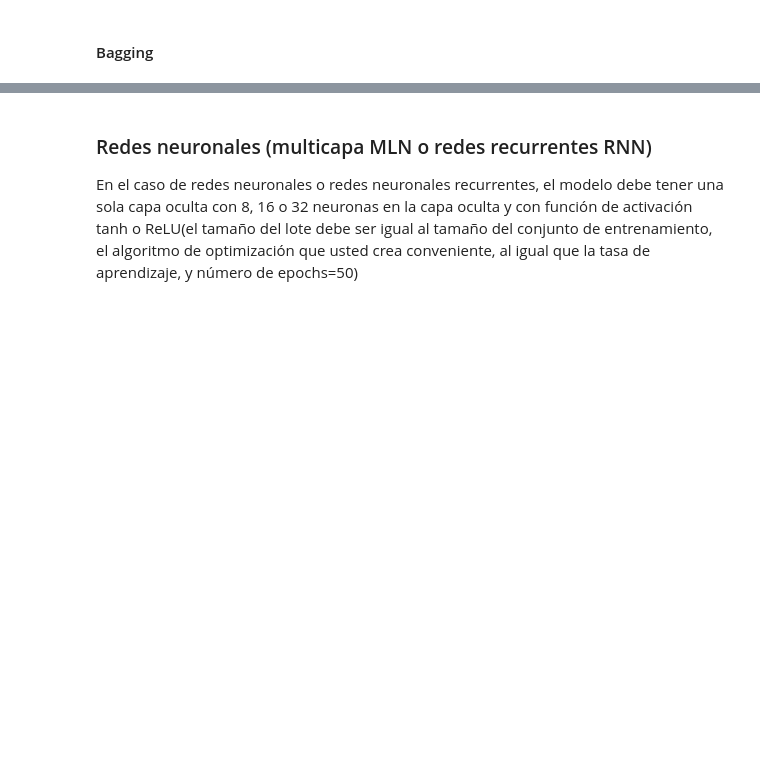
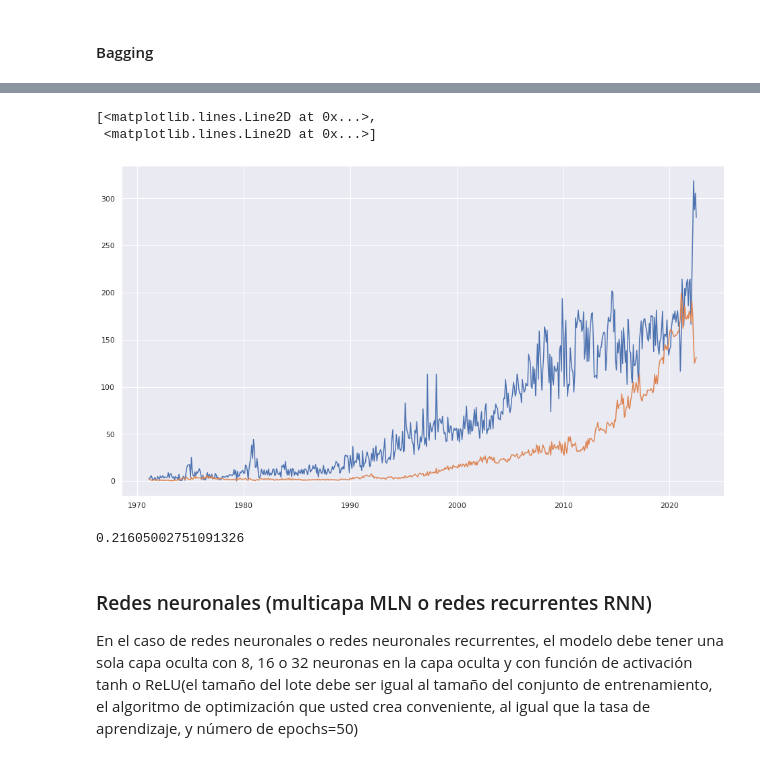
Before and after one commit to jofmorenore/TimeSeries, a Jupyter notebook: proyecto/Parcial2_ST_FM.ipynb, the cells around one changed output, grey strips where cells are left out. Saved outputs shown, nothing was run; the diff lists cells and outputs as text; code cells hidden in the pictures; blank space fills up the shorter version.

```diff
--- a/proyecto/Parcial2_ST_FM.ipynb
+++ b/proyecto/Parcial2_ST_FM.ipynb
@@ -877,5 +774,5 @@ test_prediction2[0:5]
 # %%
-targetjoint=np.concatenate((y_trainF2,y_test2))
-predictionjoint=np.concatenate((train_prediction2,test_prediction2))
+targetjoint=np.concatenate((y_trainF,y_test))
+predictionjoint=np.concatenate((train_prediction,test_prediction))
 print(targetjoint.size)
 print(predictionjoint.size)
@@ -887,0 +800,8 @@ plt.plot(ObsvsPred)
+# %%
+print(ObsvsPred['observado'].head())
+ObsvsPred['observado'] = np.insert(ObsvsPred['observado'].values[1:],0,bcAlimentos[13]) # reemplaza el elemento cero por bcAlimentos[13] (corresponde a 1971-02-01 )
+print(ObsvsPred['observado'][0:5])
+ObsvsPred['observado'] = np.cumsum(ObsvsPred['observado'].values) # función inversa de diff
+print(ObsvsPred['observado'].head())
+ObsvsPred['observado'] = sp.special.inv_boxcox(ObsvsPred['observado'].values, lambdaest) # inversa de Box-Cox
+ObsvsPred.head()
@@ -887,0 +833,8 @@ plt.plot(ObsvsPred)
+# %%
+print(ObsvsPred['Predicción'].head())
+ObsvsPred['Predicción'] = np.insert(ObsvsPred['Predicción'].values[1:],0,bcAlimentos[13]) # reemplaza el elemento cero por bcAlimentos[13] (corresponde a 1971-02-01 )
+print(ObsvsPred['Predicción'][0:5])
+ObsvsPred['Predicción'] = np.cumsum(ObsvsPred['Predicción'].values) # función inversa de diff
+print(ObsvsPred['Predicción'].head())
+ObsvsPred['Predicción'] = sp.special.inv_boxcox(ObsvsPred['Predicción'].values, lambdaest) # inversa de Box-Cox
+ObsvsPred.tail()
@@ -888,5 +866,15 @@ plt.plot(ObsvsPred)
+# %%
+plt.plot(ObsvsPred)
+# %% [output]
+[<matplotlib.lines.Line2D at 0x...>,
+ <matplotlib.lines.Line2D at 0x...>]
+[figure, added]
 # %%
 y_pred = bag_rgr.predict(X_test)
+# %%
+stats.mean((y_test - y_pred)**2)
+# %% [output]
+0.21605002751091326
 # %%
 y_pred2 = np.insert(y_pred[1:],0,bcAlimentos[-93])  # [0:-1] remueve la predicción del último
 y_pred2 = np.cumsum(y_pred2) # función inversa de diff
```
Also changed, not shown: parts of 34 cells of this notebook.
